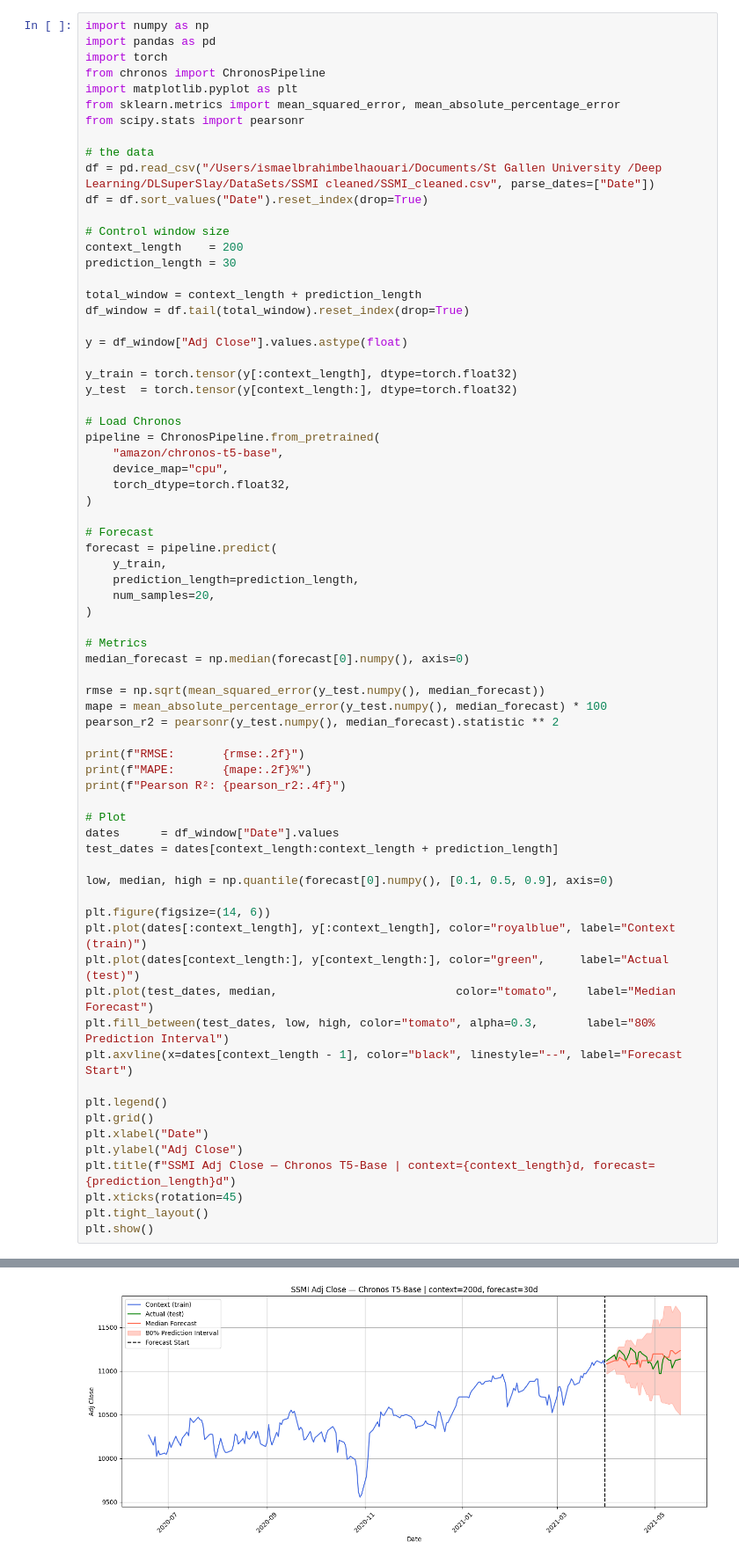
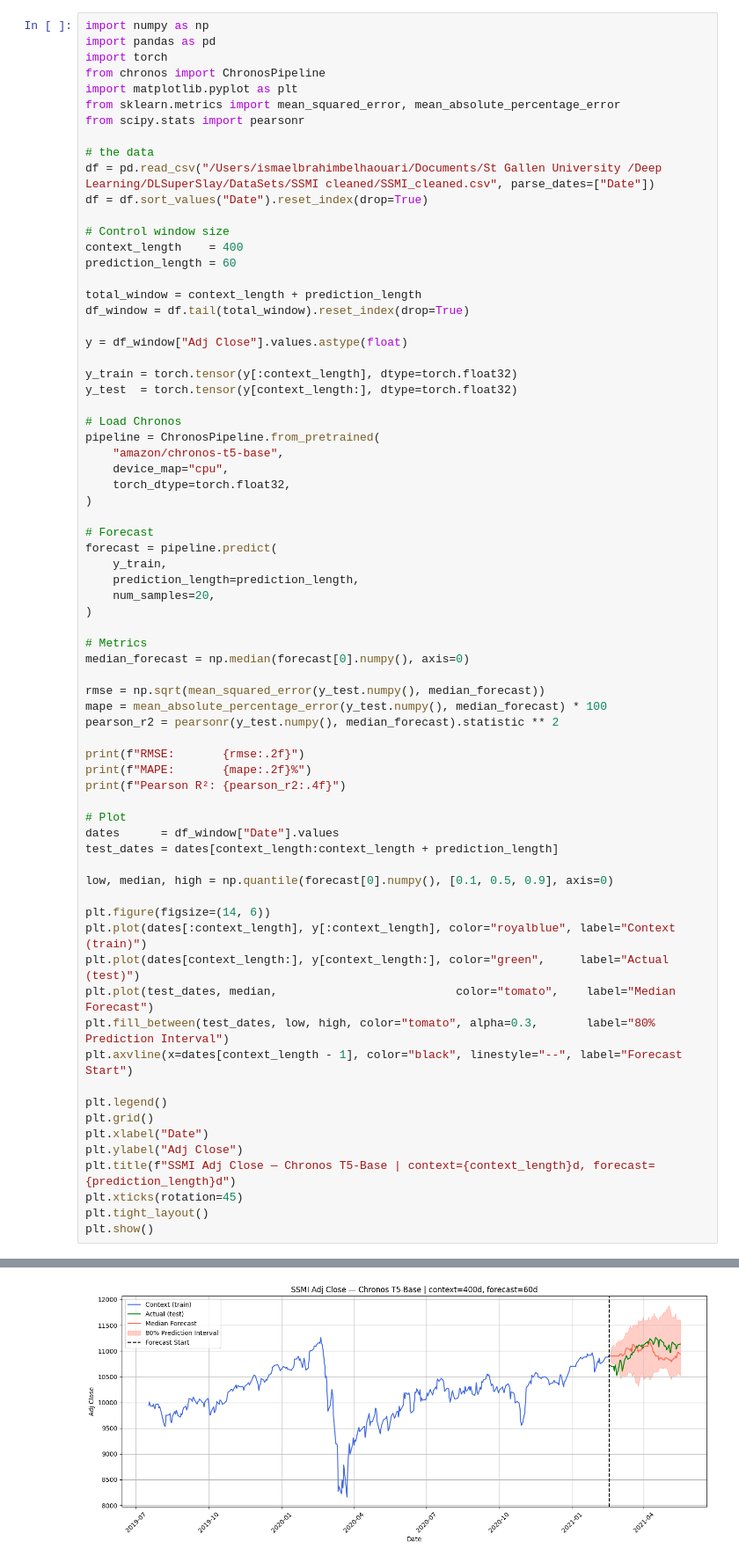
Before and after one commit to DeveloperArmo/DLSuperSlay, a Jupyter notebook: Chronos_ZeroShot/chronosBase_ZS.ipynb, the cells around one changed output, grey strips where cells are left out. Shown at 88% size. Saved outputs shown, nothing was run; the diff lists cells and outputs as text.

```diff
--- a/Chronos_ZeroShot/chronosBase_ZS.ipynb
+++ b/Chronos_ZeroShot/chronosBase_ZS.ipynb
@@ -32,8 +32,8 @@ df = pd.read_csv("/Users/ismaelbrahimbelhaouari/Documents/St Gallen University /
 df = df.sort_values("Date").reset_index(drop=True)
 
 # Control window size
-context_length    = 200
-prediction_length = 30
+context_length    = 400
+prediction_length = 60
 
 total_window = context_length + prediction_length
 df_window = df.tail(total_window).reset_index(drop=True)
@@ -96 +96 @@ Pearson R²: 0.3316
-[figure, old version]
+[figure, new version]
```
Also changed, not shown: parts of 2 cells of this notebook, 1 other file.
